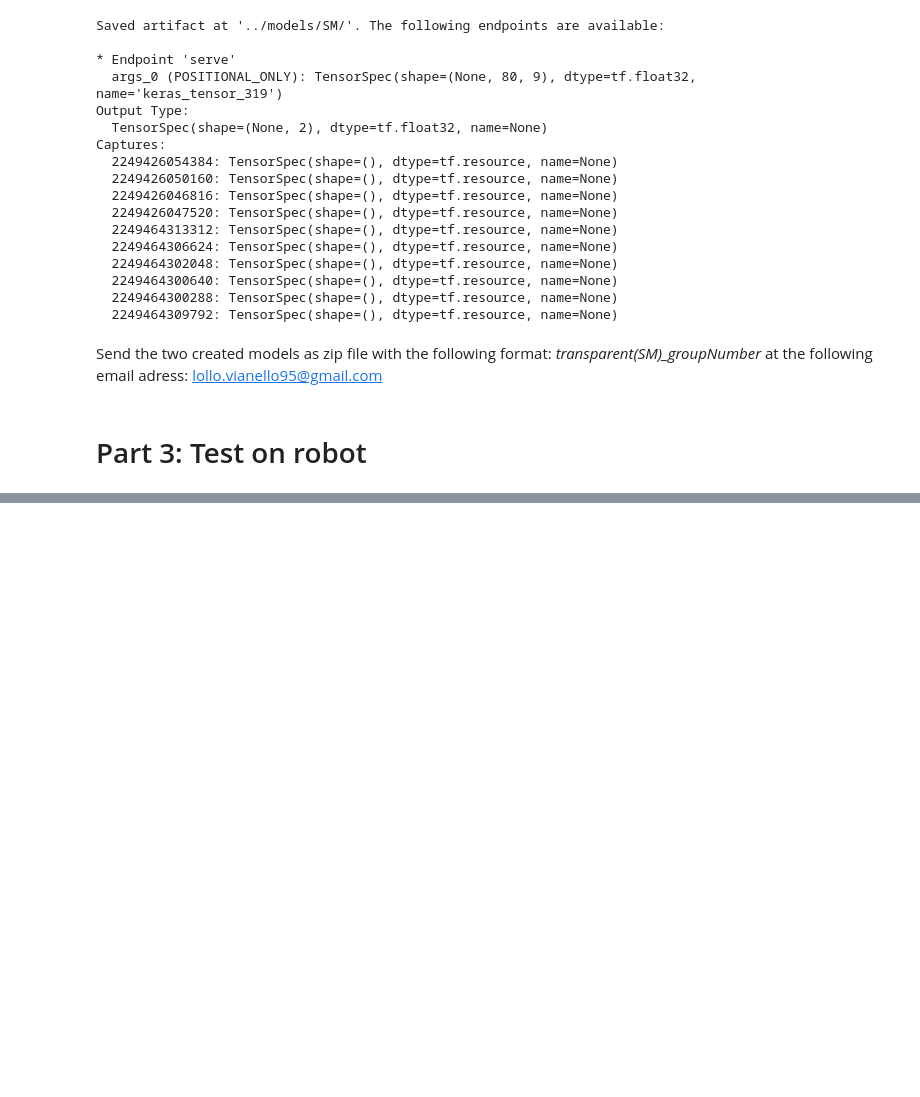
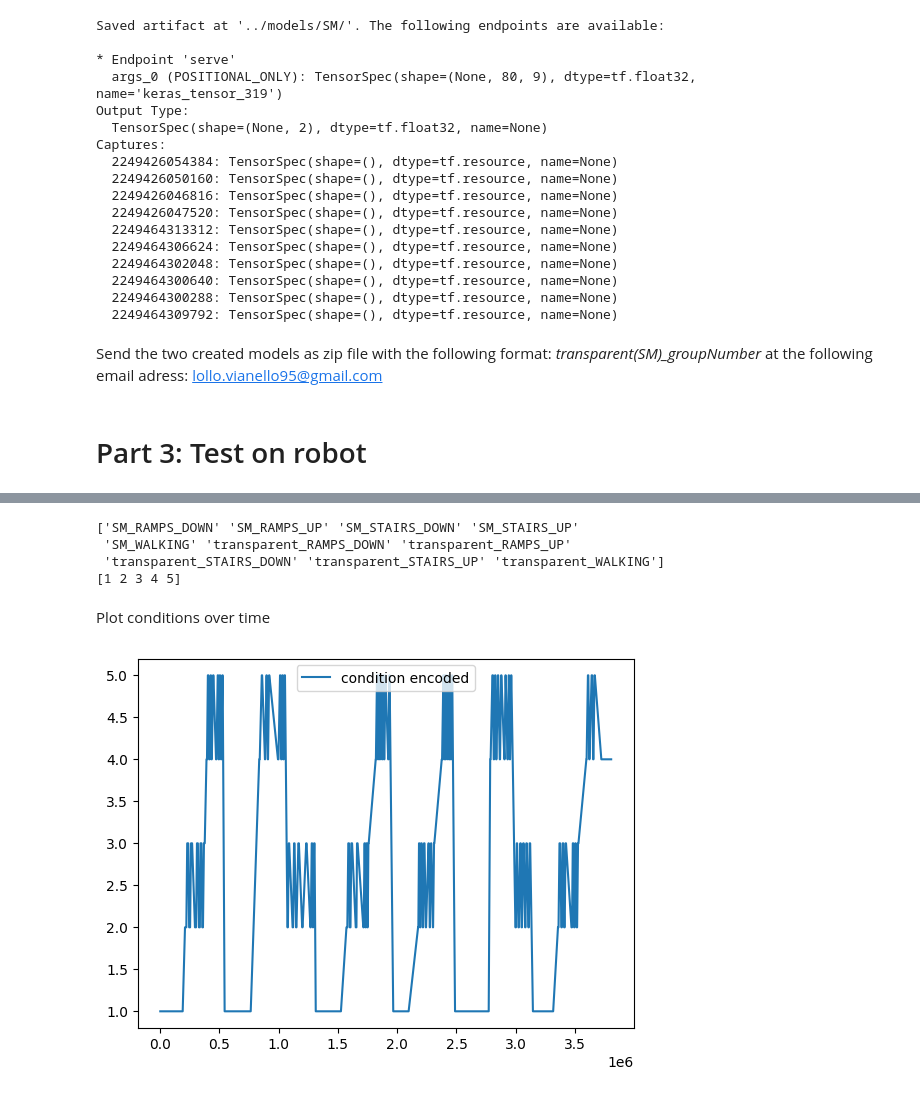
Before and after one commit to LorenzoVianello95/SSNR24, a Jupyter notebook: day2.ipynb, the cells around one changed output, grey strips where cells are left out. Saved outputs shown, nothing was run; the diff lists cells and outputs as text; code cells hidden in the pictures; blank space fills up the shorter version.

Commit message:
added code for locomotion classification

```diff
--- a/day2.ipynb
+++ b/day2.ipynb
@@ -499,0 +508,17 @@ Send the two created models as zip file with the following format: *transparent(
+# %%
+df_locomotion_modes = df[df.step_complete_r]
+print(np.unique(df_locomotion_modes['condition']))
+print(np.unique(df_locomotion_modes['condition_encoded']))
+# %% [output]
+['SM_RAMPS_DOWN' 'SM_RAMPS_UP' 'SM_STAIRS_DOWN' 'SM_STAIRS_UP'
+ 'SM_WALKING' 'transparent_RAMPS_DOWN' 'transparent_RAMPS_UP'
+ 'transparent_STAIRS_DOWN' 'transparent_STAIRS_UP' 'transparent_WALKING']
+[1 2 3 4 5]
+# %% [markdown]
+Plot conditions over time
+# %%
+plt.plot(df_locomotion_modes['condition_encoded'], label = "condition encoded")
+plt.legend()
+plt.show()
+# %% [output]
+[figure, added]
```
Also changed, not shown: parts of 10 cells of this notebook, 1 other file.
